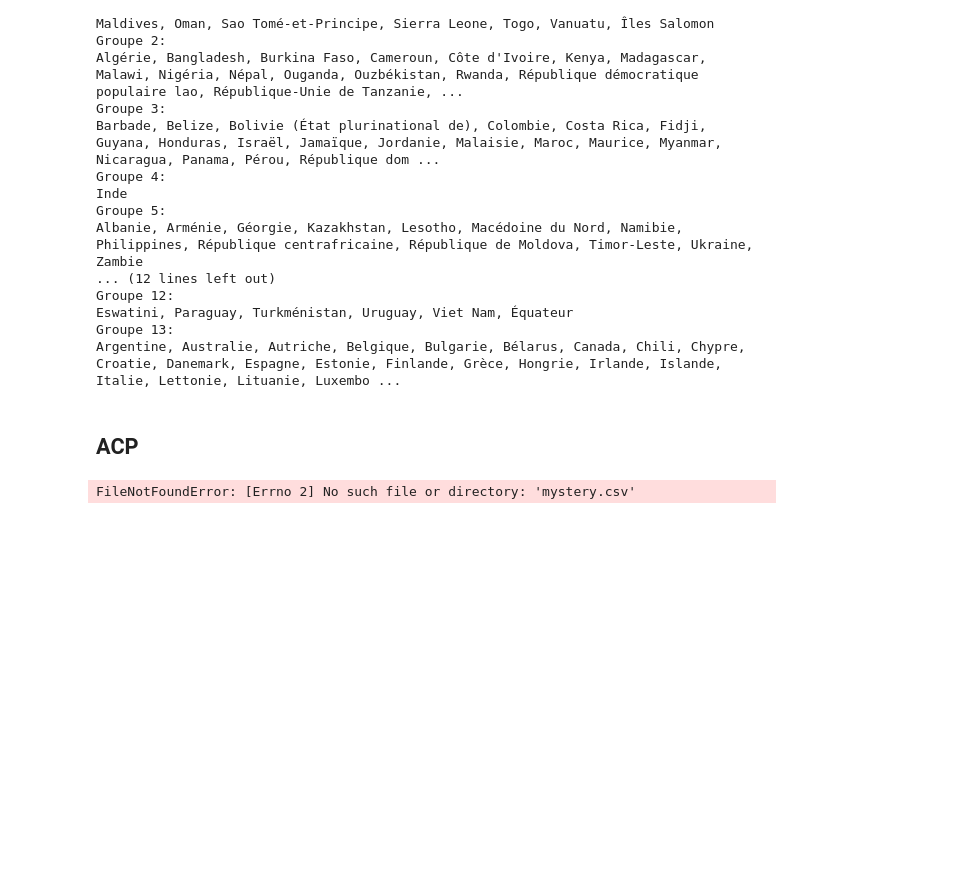
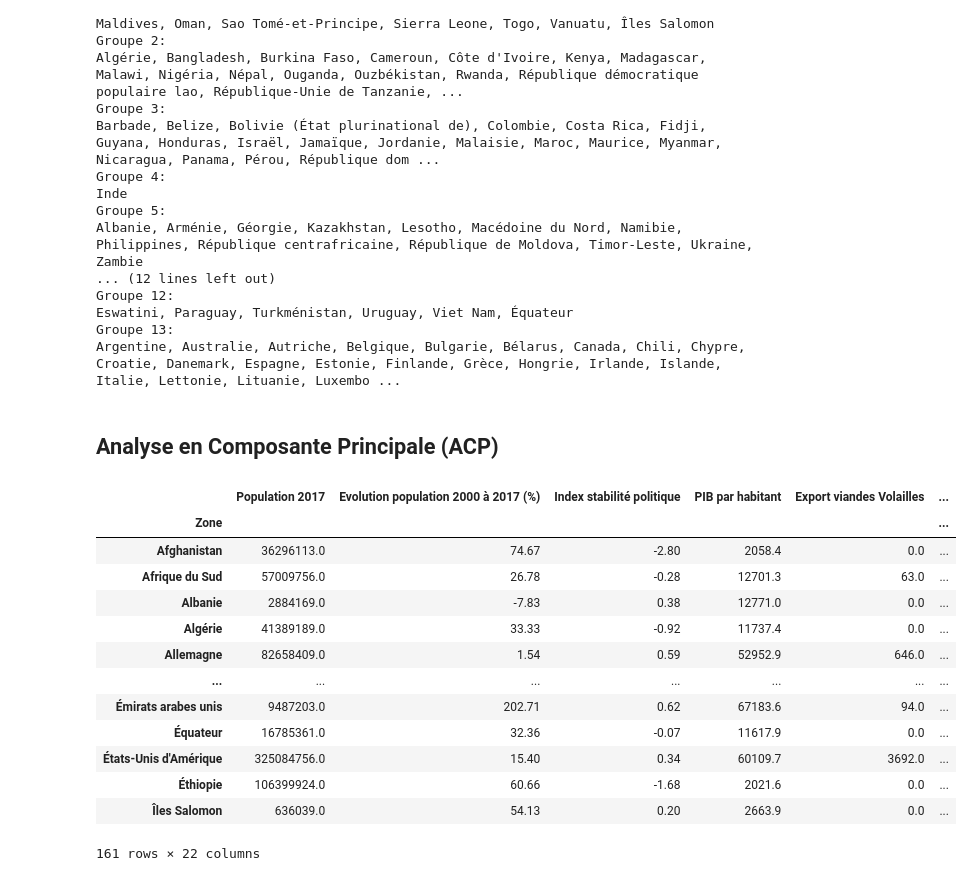
Before and after one commit to Antoine-LR/PCA, a Jupyter notebook: P9_ACP.ipynb, the cells around one changed output. Drawn from its saved outputs; the diff is of its cells as text; code cells hidden in the pictures; blank space fills up the shorter version.

```diff
--- a/P9_ACP.ipynb
+++ b/P9_ACP.ipynb
@@ -901,30 +905,4 @@ Eswatini, Paraguay, Turkménistan, Uruguay, Viet Nam, Équateur
 Groupe 13:
 Argentine, Australie, Autriche, Belgique, Bulgarie, Bélarus, Canada, Chili, Chypre, Croatie, Danemark, Espagne, Estonie, Finlande, Grèce, Hongrie, Irlande, Islande, Italie, Lettonie, Lituanie, Luxembo ...
 # %% [markdown]
-## ACP
+## Analyse en Composante Principale (ACP)
-# %%
-# choix du nombre de composantes à calculer
-n_comp = 3
-
-# import de l'échantillon
-data = pd.read_csv("mystery.csv")
-X = data.values
-
-# Réduire n'est ici pas nécessaire car les variables sont exprimées dans la même unité.
-# On se contente juste de centrer les données, ce qui est obligatoire pour une ACP.
-X = preprocessing.StandardScaler(with_std=False).fit_transform(X)
-
-# Calcul des composantes principales
-pca = decomposition.PCA(n_components= n_comp)
-pca.fit(X)
-
-# Eboulis des valeurs propres
-display_scree_plot(pca)
-
-# projection des individus
-X_projected = pca.transform(X)
-display_factorial_planes(X_projected, n_comp, pca, [(0,1),(1,2),(0,2)], alpha = 0.2)
-
-plt.show()
-# %% [output]
-FileNotFoundError: [Errno 2] No such file or directory: 'mystery.csv'
@@ -938,0 +909,17 @@ my.display_scree_plot(pca)
+# %%
+df
+# %% [output]
+|  | Population 2017 | Evolution population 2000 à 2017 (%) | Index stabilité politique | PIB par habitant | Export viandes Volailles | ... |
+| Zone |  |  |  |  |  | ... |
+| Afghanistan | 36296113.0 | 74.67 | -2.80 | 2058.4 | 0.0 | ... |
+| Afrique du Sud | 57009756.0 | 26.78 | -0.28 | 12701.3 | 63.0 | ... |
+| Albanie | 2884169.0 | -7.83 | 0.38 | 12771.0 | 0.0 | ... |
+| Algérie | 41389189.0 | 33.33 | -0.92 | 11737.4 | 0.0 | ... |
+| Allemagne | 82658409.0 | 1.54 | 0.59 | 52952.9 | 646.0 | ... |
+| ... | ... | ... | ... | ... | ... | ... |
+| Émirats arabes unis | 9487203.0 | 202.71 | 0.62 | 67183.6 | 94.0 | ... |
+| Équateur | 16785361.0 | 32.36 | -0.07 | 11617.9 | 0.0 | ... |
+| États-Unis d'Amérique | 325084756.0 | 15.40 | 0.34 | 60109.7 | 3692.0 | ... |
+| Éthiopie | 106399924.0 | 60.66 | -1.68 | 2021.6 | 0.0 | ... |
+| Îles Salomon | 636039.0 | 54.13 | 0.20 | 2663.9 | 0.0 | ... |
+161 rows × 22 columns
```
Also changed, not shown: parts of 17 cells of this notebook.
